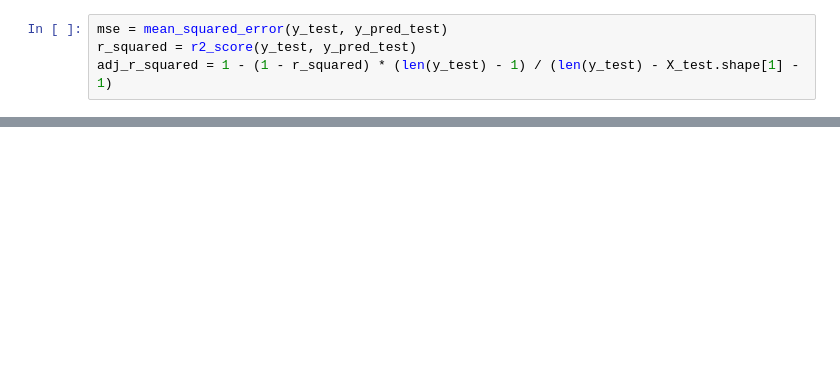
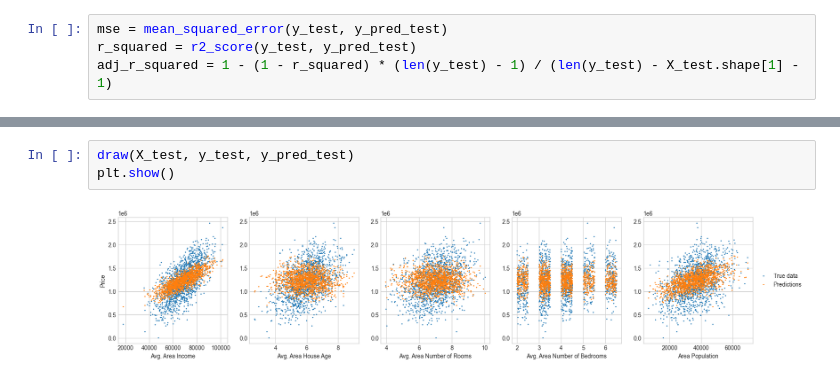
Before and after one commit to RogelioKG/Introduction-to-Machine-Learning, a Jupyter notebook: homework1.ipynb, the cells around one changed output, grey strips where cells are left out. Drawn from its saved outputs; the diff is of its cells as text; blank space fills up the shorter version.

```diff
--- a/homework1.ipynb
+++ b/homework1.ipynb
@@ -216,0 +233,5 @@ mse, r_squared, adj_r_squared
+# %%
+draw(X_test, y_test, y_pred_test)
+plt.show()
+# %% [output]
+[figure, added]
```
Also changed, not shown: parts of 10 cells of this notebook.
